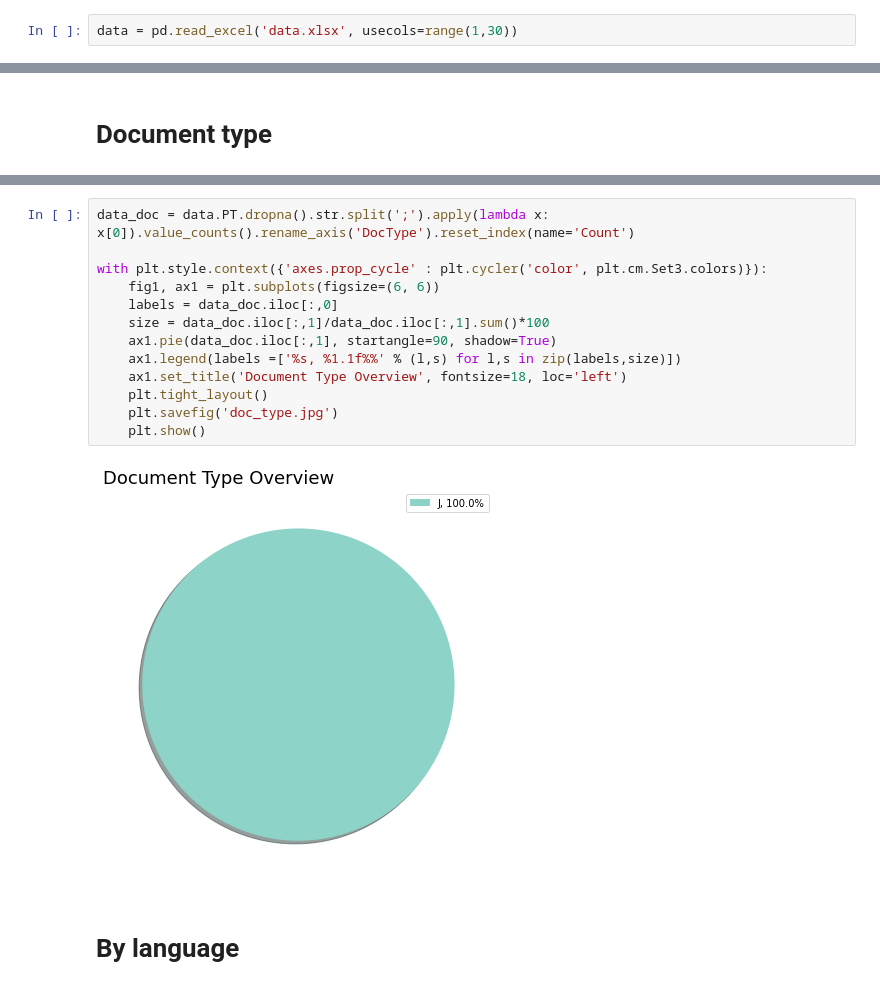
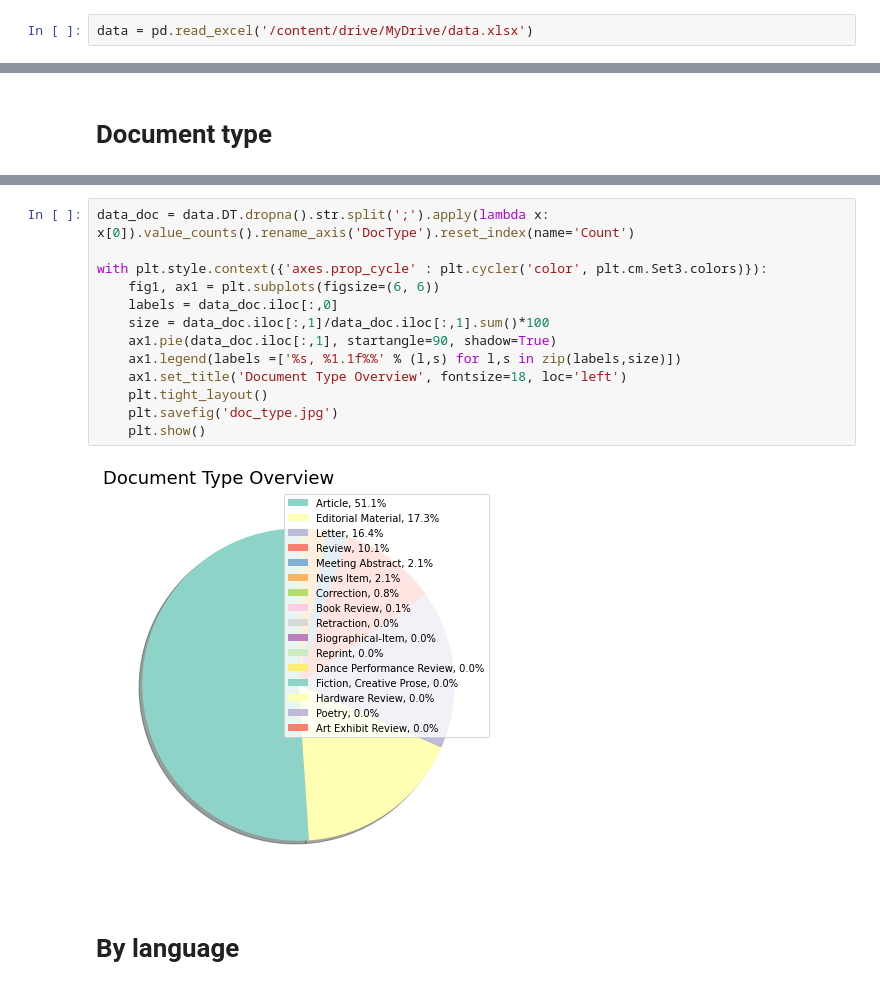
Before and after one commit to schneeboat/ana_2020, a Jupyter notebook: bibliographic_cov19_2020.ipynb, the cells around one changed output, grey strips where cells are left out. Drawn from its saved outputs; the diff is of its cells as text.

```diff
--- a/bibliographic_cov19_2020.ipynb
+++ b/bibliographic_cov19_2020.ipynb
@@ -54,2 +51,2 @@ data.to_excel("data.xlsx")
 # %%
-data = pd.read_excel('data.xlsx', usecols=range(1,30))
+data = pd.read_excel('/content/drive/MyDrive/data.xlsx')
@@ -63,18 +77,18 @@ data_w_date.PD = data_w_date.PD.apply(lambda x: datetime.strptime(x,'%b').strfti
 # %%
-data_doc = data.PT.dropna().str.split(';').apply(lambda x: x[0]).value_counts().rename_axis('DocType').reset_index(name='Count')
+data_doc = data.DT.dropna().str.split(';').apply(lambda x: x[0]).value_counts().rename_axis('DocType').reset_index(name='Count')
 
 with plt.style.context({'axes.prop_cycle' : plt.cycler('color', plt.cm.Set3.colors)}):
     fig1, ax1 = plt.subplots(figsize=(6, 6))
     labels = data_doc.iloc[:,0]
     size = data_doc.iloc[:,1]/data_doc.iloc[:,1].sum()*100
     ax1.pie(data_doc.iloc[:,1], startangle=90, shadow=True)
     ax1.legend(labels =['%s, %1.1f%%' % (l,s) for l,s in zip(labels,size)])
     ax1.set_title('Document Type Overview', fontsize=18, loc='left')
     plt.tight_layout()
     plt.savefig('doc_type.jpg')
     plt.show()
 # %% [output]
-[figure, old version]
+[figure, new version]
 # %% [markdown]
 # By language
 # %%
```
Also changed, not shown: parts of 96 cells of this notebook.
